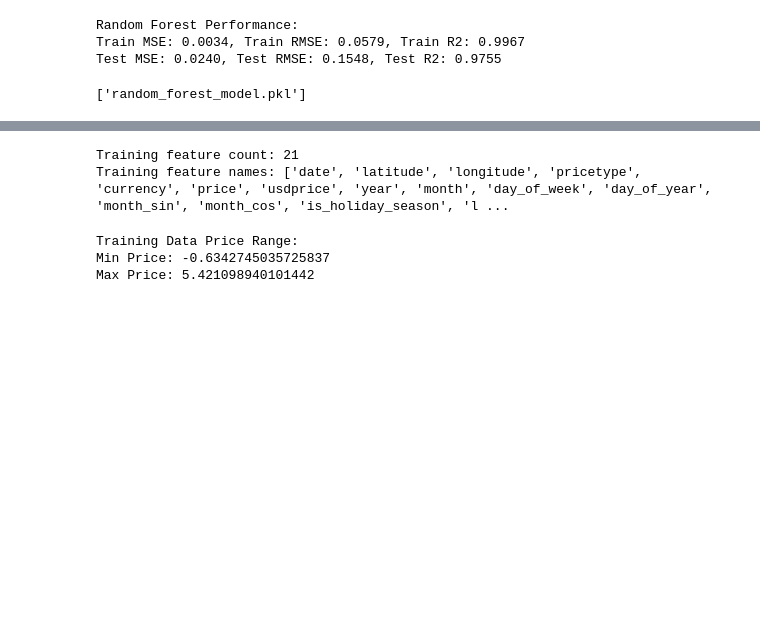
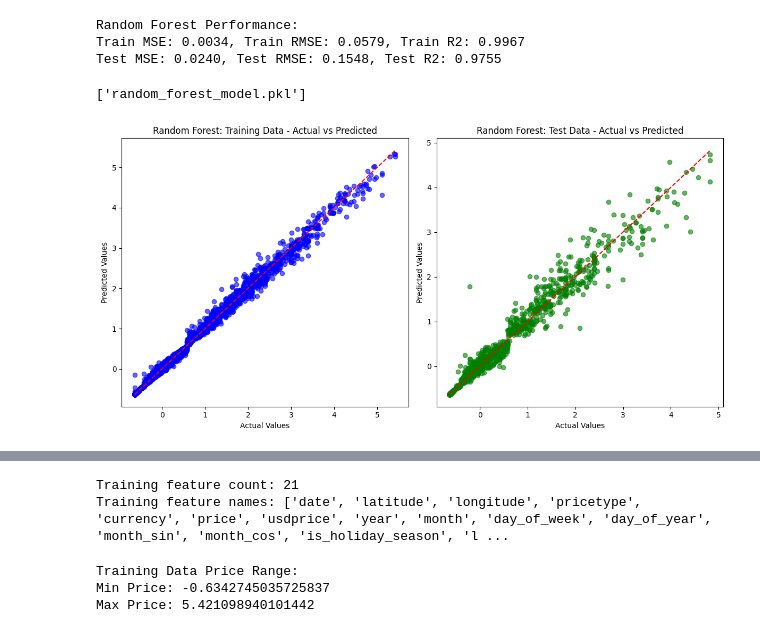
Before and after one commit to lindahnyambura/linear_regression_model, a Jupyter notebook: summative/linear_regression/multivariate.ipynb, the cells around one changed output, grey strips where cells are left out. Drawn from its saved outputs; the diff is of its cells as text; code cells hidden in the pictures; blank space fills up the shorter version.

```diff
--- a/summative/linear_regression/multivariate.ipynb
+++ b/summative/linear_regression/multivariate.ipynb
@@ -384,0 +416,22 @@ model = joblib.load('random_forest_model.pkl')
+# %%
+# Scatter Plot for Training and Test Data
+plt.figure(figsize=(12, 6))
+
+plt.subplot(1, 2, 1)
+plt.scatter(y_train, y_train_pred_rf, alpha=0.6, color='blue')
+plt.plot([min(y_train), max(y_train)], [min(y_train), max(y_train)], color='red', linestyle='--')
+plt.title('Random Forest: Training Data - Actual vs Predicted')
+plt.xlabel('Actual Values')
+plt.ylabel('Predicted Values')
+
+plt.subplot(1, 2, 2)
+plt.scatter(y_test, y_test_pred_rf, alpha=0.6, color='green')
+plt.plot([min(y_test), max(y_test)], [min(y_test), max(y_test)], color='red', linestyle='--')
+plt.title('Random Forest: Test Data - Actual vs Predicted')
+plt.xlabel('Actual Values')
+plt.ylabel('Predicted Values')
+
+plt.tight_layout()
+plt.show()
+# %% [output]
+[figure, added]
```
Also changed, not shown: parts of 16 cells of this notebook, 2 other files.
